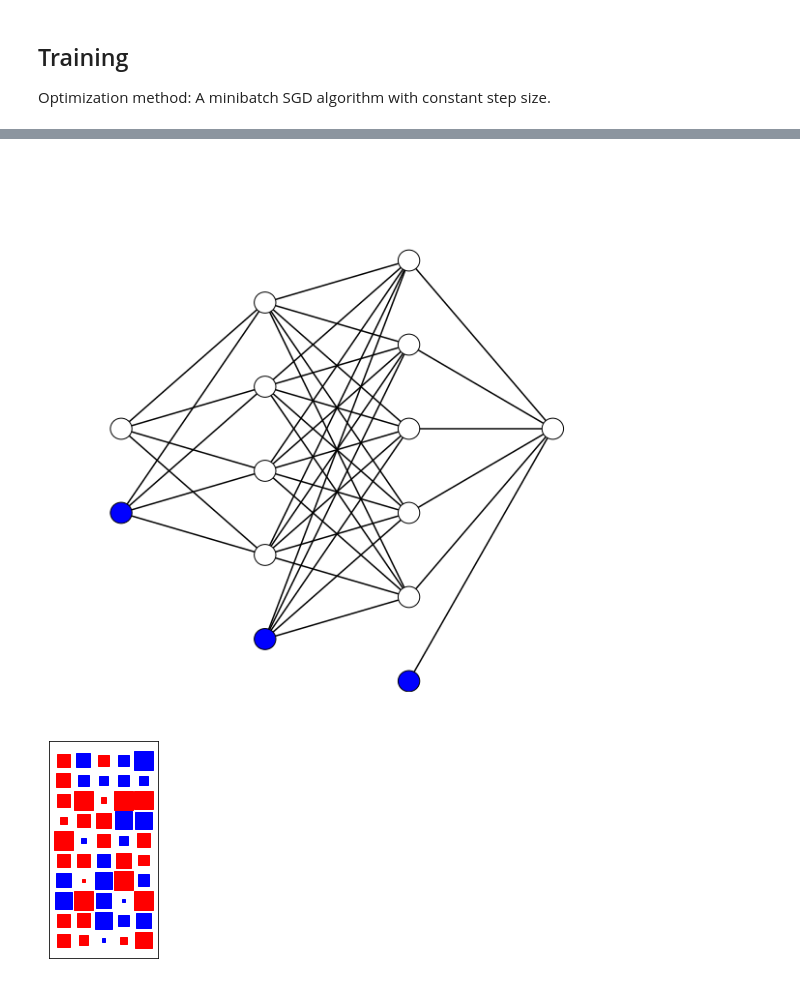
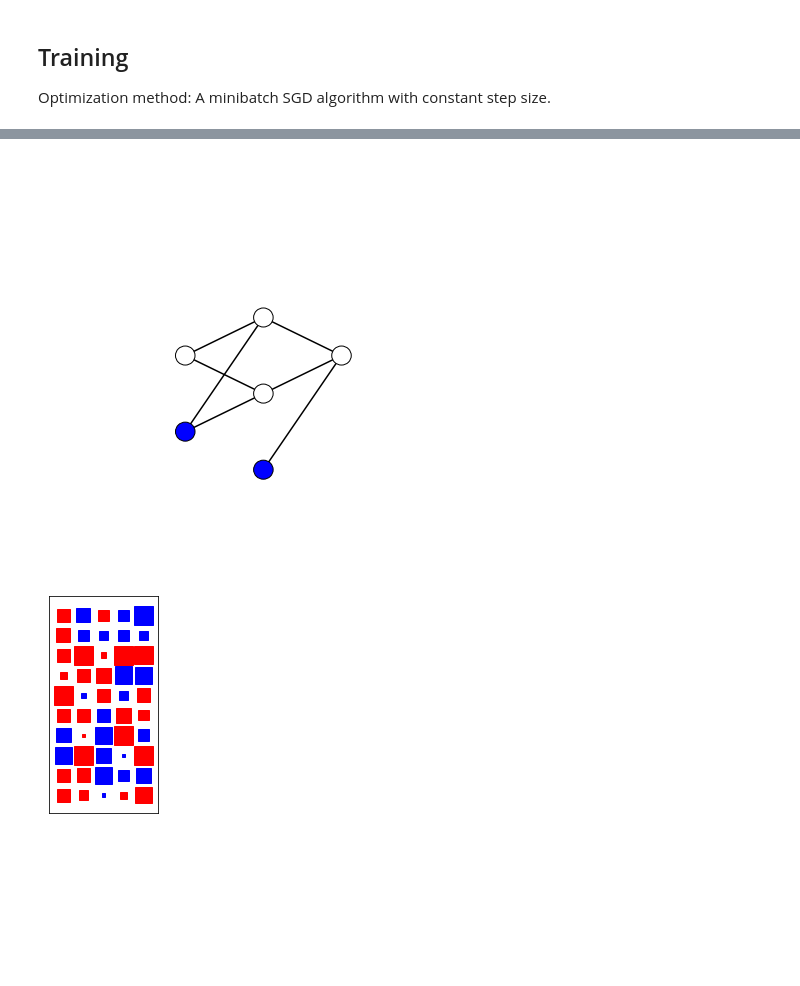
Before and after one commit to vedatakses/swe582-machine-learning, a Jupyter notebook: MultiLayerPerceptron_1_2_1_network.ipynb, the cells around one changed output, grey strips where cells are left out. Drawn from its saved outputs; the diff is of its cells as text; code cells hidden in the pictures; blank space fills up the shorter version.

```diff
--- a/MultiLayerPerceptron_1_2_1_network.ipynb
+++ b/MultiLayerPerceptron_1_2_1_network.ipynb
@@ -238,13 +239,13 @@ def draw_neural_net(ax, left, right, bottom, top, layer_sizes, bias=0):
                                   c='k')
                 ax.add_artist(line)
 # %%
-#sizes = [2,8,10,7,2]
-fig = plt.figure(figsize=(10, 10))
+sizes = [1, 2, 1]
+fig = plt.figure(figsize=(7, 7))
 ax = fig.gca()
 ax.axis('off')
-draw_neural_net(ax, .1, .9, .1, .9, sizes, bias=1)
+draw_neural_net(ax, .3, .7, .3, .7, sizes, bias=1)
 # %% [output]
-[figure, old version]
+[figure, new version]
 # %%
 import numpy as np
 import matplotlib.pyplot as plt
```
Also changed, not shown: parts of 5 cells of this notebook.
